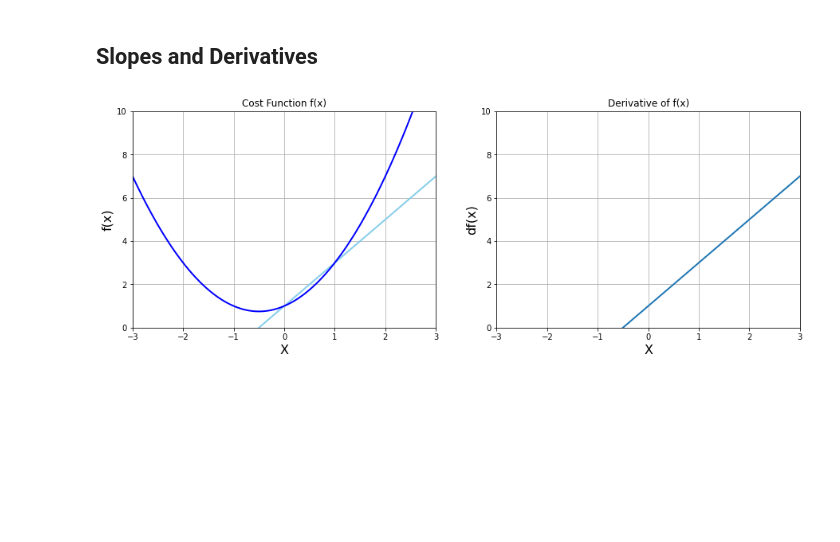
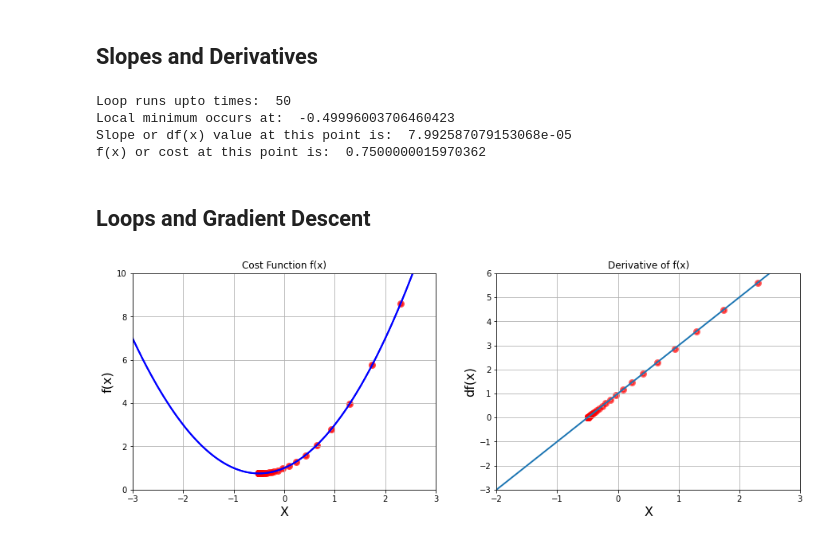
Before and after one commit to sauravgpt/Data-Mining-and-ML, a Jupyter notebook: Module4/gradientDescent.ipynb, the cells around one changed output. Drawn from its saved outputs; the diff is of its cells as text; code cells hidden in the pictures; blank space fills up the shorter version.

```diff
--- a/Module4/gradientDescent.ipynb
+++ b/Module4/gradientDescent.ipynb
@@ -28,26 +26,62 @@ plt.show()
 # %%
 def df(x):
     return 2*x + 1
+# %%
+new_x = 3
+previous_x = 0
+step_multipier = 0.1
+precision = 0.00001
+
+x_list = [new_x]
+slope_list = [df(new_x)]
+
+for n in range(500):
+    previous_x = new_x
+    gradient = df(previous_x)
+    new_x = previous_x - step_multipier*gradient
+
+    x_list.append(new_x)
+    slope_list.append(df(new_x))
+
+    step_size = abs(new_x - previous_x)
+    if step_size < precision:
+        print("Loop runs upto times: ", n)
+        break
+
+
+print("Local minimum occurs at: ", new_x)
+print("Slope or df(x) value at this point is: ", df(new_x))
+print("f(x) or cost at this point is: ", f(new_x))
+# %% [output]
+Loop runs upto times:  50
+Local minimum occurs at:  -0.49996003706460423
+Slope or df(x) value at this point is:  7.992587079153068e-05
+f(x) or cost at this point is:  0.7500000015970362
+# %% [markdown]
+## Loops and Gradient Descent
 # %%
 plt.figure(figsize=[15, 5])
 plt.subplot(1, 2, 1)
 plt.grid()
 plt.title('Cost Function f(x)')
 plt.xlabel('X', fontsize=16)
 plt.ylabel('f(x)', fontsize=16)
 plt.xlim([-3, 3])
 plt.ylim([0, 10])
-plt.plot(X, df(X), color='skyblue', linewidth=2)
 plt.plot(X, f(X), color='blue', linewidth=2)
+values = [f(n) for n in x_list]
+plt.plot(X, f(X), color='blue', linewidth=2)
+plt.scatter(x_list, values, color='red', linewidths=3, alpha=0.7)
 
 plt.subplot(1, 2, 2)
 plt.grid()
 plt.title('Derivative of f(x)')
 plt.xlabel('X', fontsize=16)
 plt.ylabel('df(x)', fontsize=16)
-plt.xlim([-3, 3])
-plt.ylim([0, 10])
+plt.xlim([-2, 3])
+plt.ylim([-3, 6])
 plt.plot(X, df(X), linewidth=2)
+plt.scatter(x_list, slope_list, color='red', linewidths=3, alpha=0.6)
 plt.show()
 # %% [output]
-[figure, old version]
+[figure, new version]
```
Also changed, not shown: parts of 15 cells of this notebook.
